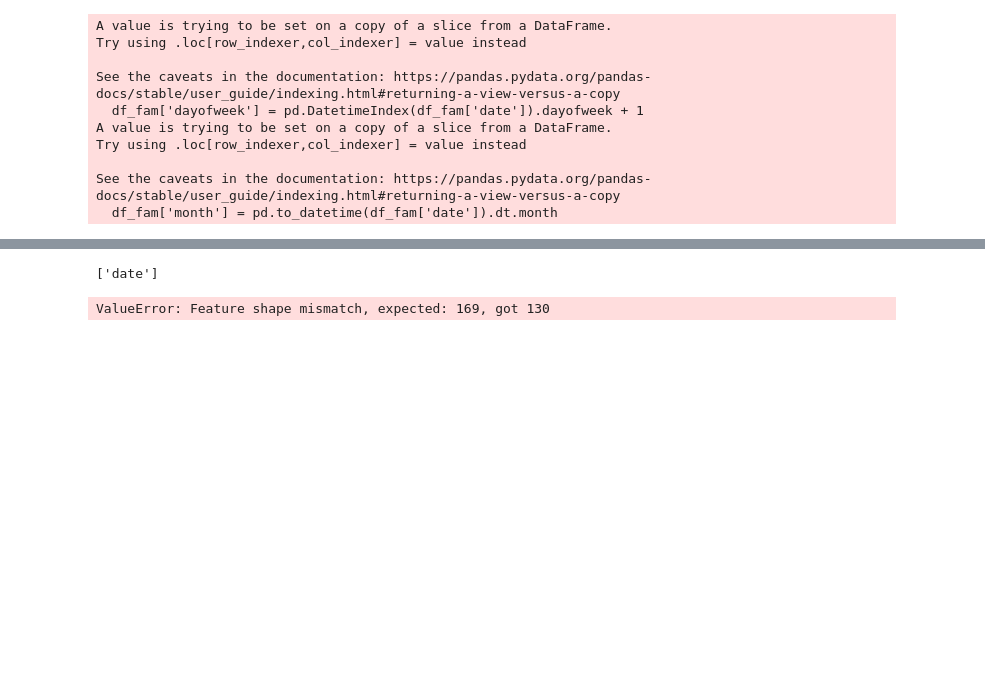
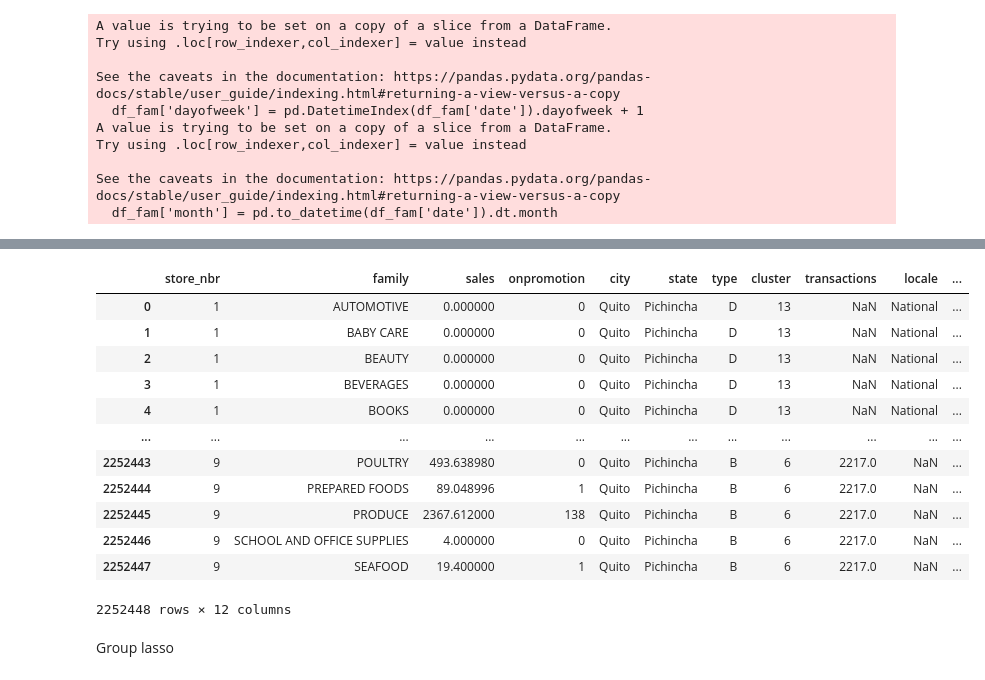
Before and after one commit to ndzadz/WTUM_12_2022, a Jupyter notebook: xgboost.ipynb, the cells around one changed output, grey strips where cells are left out. Saved outputs shown, nothing was run; the diff lists cells and outputs as text; code cells hidden in the pictures; blank space fills up the shorter version.

```diff
--- a/xgboost.ipynb
+++ b/xgboost.ipynb
@@ -223,8 +199,6 @@ e = [v for v in list(test_t2.columns) if v not in list(train2.columns)]
-# %%
-e
-# %% [output]
-['date']
-# %%
-model_xgb.predict()
-# %% [output]
-ValueError: Feature shape mismatch, expected: 169, got 130
+# %%
+    train_t = train.copy()
+    train_t = train_t.merge(stores,how="left",left_on=['store_nbr'],right_on=['store_nbr'])
+    train_t = train_t.merge(transactions,how="left",left_on=['date','store_nbr'],right_on=['date','store_nbr'])
+    train_t = train_t.merge(holidays_events,how="left",left_on=['date'],right_on=['date'])
+    train_t.drop(["description","transferred"],axis=1,inplace=True)
@@ -230,0 +207,16 @@ ValueError: Feature shape mismatch, expected: 169, got 130
+# %%
+train_t
+# %% [output]
+|  | store_nbr | family | sales | onpromotion | city | state | type | cluster | transactions | locale | ... |
+| 0 | 1 | AUTOMOTIVE | 0.000000 | 0 | Quito | Pichincha | D | 13 | NaN | National | ... |
+| 1 | 1 | BABY CARE | 0.000000 | 0 | Quito | Pichincha | D | 13 | NaN | National | ... |
+| 2 | 1 | BEAUTY | 0.000000 | 0 | Quito | Pichincha | D | 13 | NaN | National | ... |
+| 3 | 1 | BEVERAGES | 0.000000 | 0 | Quito | Pichincha | D | 13 | NaN | National | ... |
+| 4 | 1 | BOOKS | 0.000000 | 0 | Quito | Pichincha | D | 13 | NaN | National | ... |
+| ... | ... | ... | ... | ... | ... | ... | ... | ... | ... | ... | ... |
+| 2252443 | 9 | POULTRY | 493.638980 | 0 | Quito | Pichincha | B | 6 | 2217.0 | NaN | ... |
+| 2252444 | 9 | PREPARED FOODS | 89.048996 | 1 | Quito | Pichincha | B | 6 | 2217.0 | NaN | ... |
+| 2252445 | 9 | PRODUCE | 2367.612000 | 138 | Quito | Pichincha | B | 6 | 2217.0 | NaN | ... |
+| 2252446 | 9 | SCHOOL AND OFFICE SUPPLIES | 4.000000 | 0 | Quito | Pichincha | B | 6 | 2217.0 | NaN | ... |
+| 2252447 | 9 | SEAFOOD | 19.400000 | 1 | Quito | Pichincha | B | 6 | 2217.0 | NaN | ... |
+2252448 rows × 12 columns
@@ -230,0 +248,2 @@ ValueError: Feature shape mismatch, expected: 169, got 130
+# %% [markdown]
+Group lasso
```
Also changed, not shown: parts of 28 cells of this notebook.
